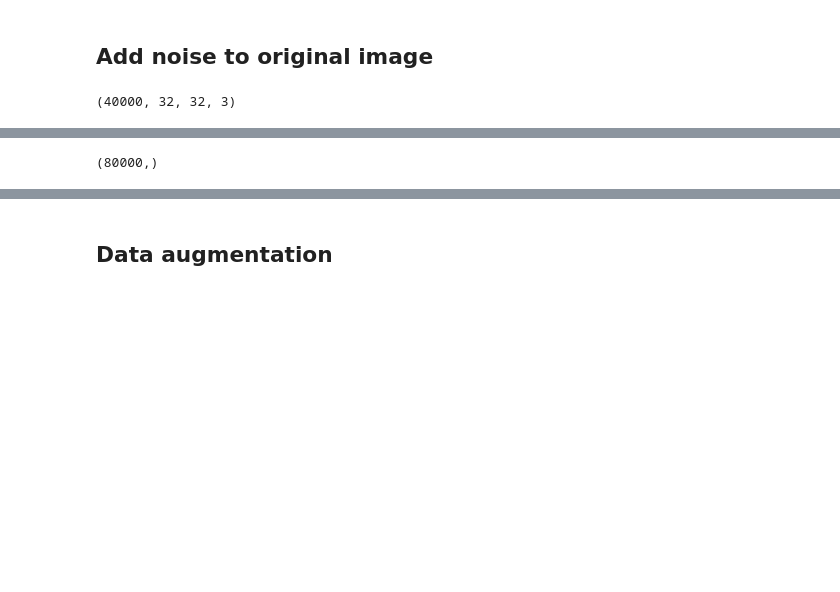
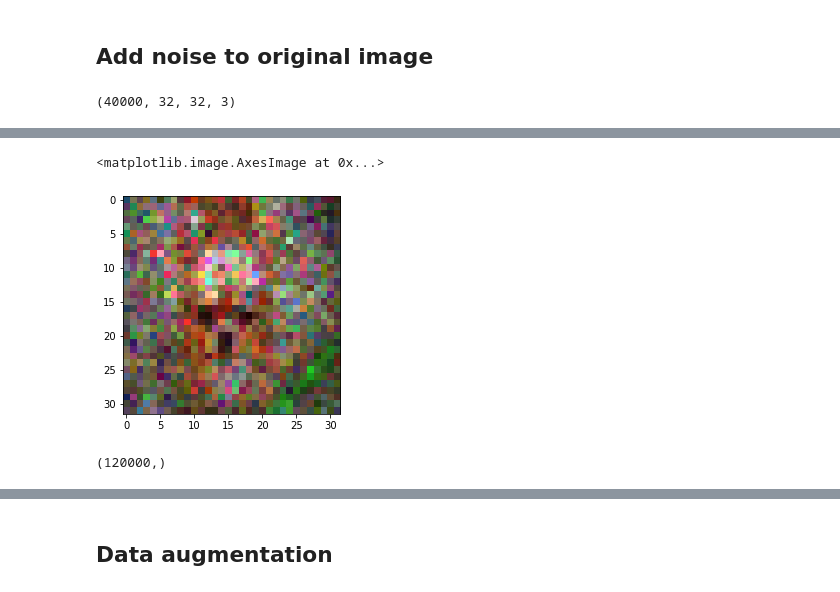
Before and after one commit to chengche6230/Deep-Learning-Course-Team-Project, a Jupyter notebook: Competition 4/DLcomp4_Team123_code.ipynb, the cells around one changed output, grey strips where cells are left out. Saved outputs shown, nothing was run; the diff lists cells and outputs as text; code cells hidden in the pictures; blank space fills up the shorter version.

```diff
--- a/Competition 4/DLcomp4_Team123_code.ipynb
+++ b/Competition 4/DLcomp4_Team123_code.ipynb
@@ -312,9 +318,17 @@ Clipping input data to the valid range for imshow with RGB data ([0..1] for floa
+# %%
+plt.imshow(x_noise_s[idx_show])
+# %% [output]
+<matplotlib.image.AxesImage at 0x...>
+[figure, added]
 # %%
 y_noise = y_train.copy()
-y_train = np.vstack((y_train.reshape(-1, 1), y_noise.reshape(-1, 1))).reshape(-1)
+y_noise = y_noise.reshape(-1, 1)
+
+y_train = np.vstack((y_train.reshape(-1, 1), y_noise)).reshape(-1)
+y_train = np.vstack((y_train.reshape(-1, 1), y_noise)).reshape(-1)
 print(y_train.shape)
 # %% [output]
-(80000,)
+(120000,)
 # %%
 # noise_g = random_noise(x_train, mode='gaussian', clip=True, mean=0, var=0.1) - x_train
 # noise_sp = random_noise(x_train, mode='s&p', clip=True, salt_vs_pepper=0.5, amount=0.02) - x_train
```
Also changed, not shown: parts of 16 cells of this notebook.
